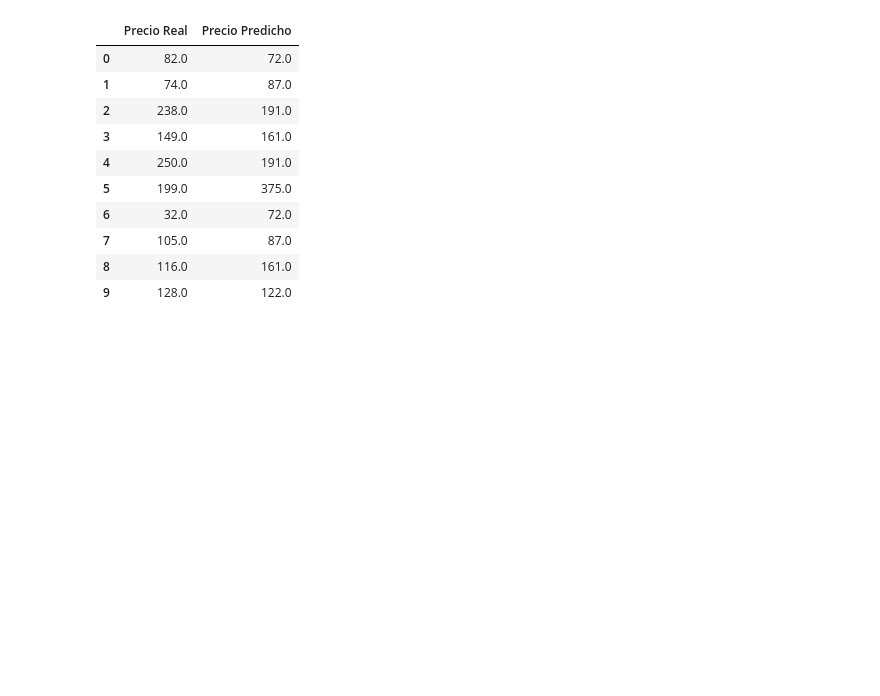
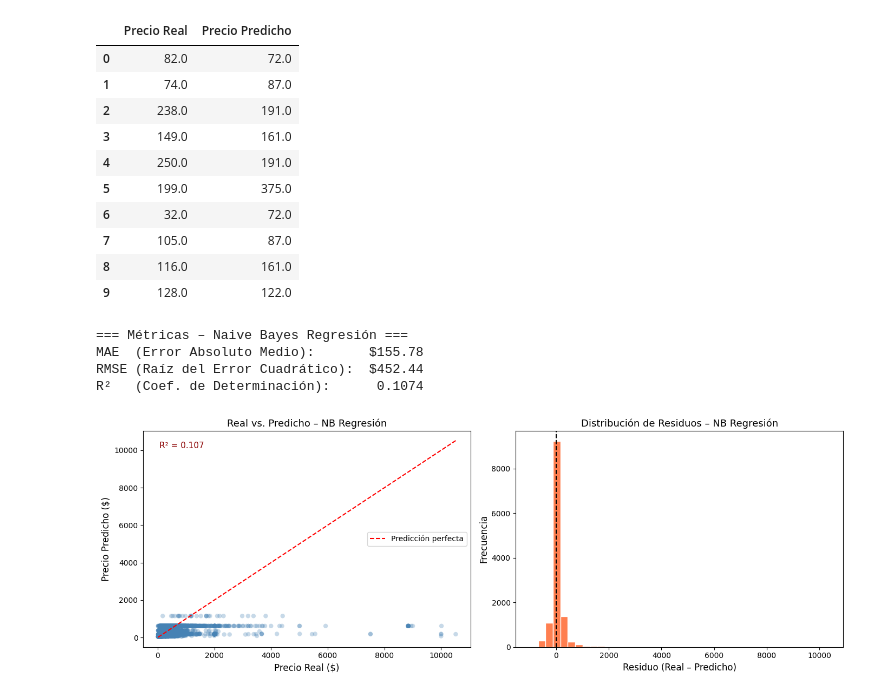
Before and after one commit to VirusMauri1/Naive-Bayes, a Jupyter notebook: lab5.ipynb, the cells around one changed output. Drawn from its saved outputs; the diff is of its cells as text; code cells hidden in the pictures; blank space fills up the shorter version.

Commit message:
se termina lo necesario para responder el punto 2

```diff
--- a/lab5.ipynb
+++ b/lab5.ipynb
@@ -151,3 +153,46 @@ Muestra de predicciones (primeras 10):
 | 7 | 105.0 | 87.0 |
 | 8 | 116.0 | 161.0 |
 | 9 | 128.0 | 122.0 |
+# %%
+# punto 2
+mae_nb  = mean_absolute_error(y_real_valid, y_pred_valid)
+rmse_nb = np.sqrt(mean_squared_error(y_real_valid, y_pred_valid))
+r2_nb   = r2_score(y_real_valid, y_pred_valid)
+
+print("=== Métricas – Naive Bayes Regresión ===")
+print(f"MAE  (Error Absoluto Medio):       ${mae_nb:.2f}")
+print(f"RMSE (Raíz del Error Cuadrático):  ${rmse_nb:.2f}")
+print(f"R²   (Coef. de Determinación):      {r2_nb:.4f}")
+# %% [output]
+=== Métricas – Naive Bayes Regresión ===
+MAE  (Error Absoluto Medio):       $155.78
+RMSE (Raíz del Error Cuadrático):  $452.44
+R²   (Coef. de Determinación):      0.1074
+# %%
+
+fig, axes = plt.subplots(1, 2, figsize=(14, 5))
+
+# Scatter: real vs predicho
+axes[0].scatter(y_real_valid, y_pred_valid, alpha=0.3, color='steelblue', edgecolors='none')
+lims = [min(y_real_valid.min(), y_pred_valid.min()),
+        max(y_real_valid.max(), y_pred_valid.max())]
+axes[0].plot(lims, lims, 'r--', linewidth=1.5, label='Predicción perfecta')
+axes[0].set_xlabel('Precio Real ($)', fontsize=12)
+axes[0].set_ylabel('Precio Predicho ($)', fontsize=12)
+axes[0].set_title('Real vs. Predicho – NB Regresión', fontsize=13)
+axes[0].legend()
+axes[0].text(0.05, 0.92, f'R² = {r2_nb:.3f}', transform=axes[0].transAxes,
+        fontsize=11, color='darkred')
+
+# Distribución de residuos
+residuals = y_real_valid.values - y_pred_valid
+axes[1].hist(residuals, bins=40, color='coral', edgecolor='white')
+axes[1].axvline(0, color='black', linewidth=1.5, linestyle='--')
+axes[1].set_xlabel('Residuo (Real – Predicho)', fontsize=12)
+axes[1].set_ylabel('Frecuencia', fontsize=12)
+axes[1].set_title('Distribución de Residuos – NB Regresión', fontsize=13)
+
+plt.tight_layout()
+plt.show()
+# %% [output]
+[figure, added]
```
Also changed, not shown: parts of 1 cell of this notebook.
